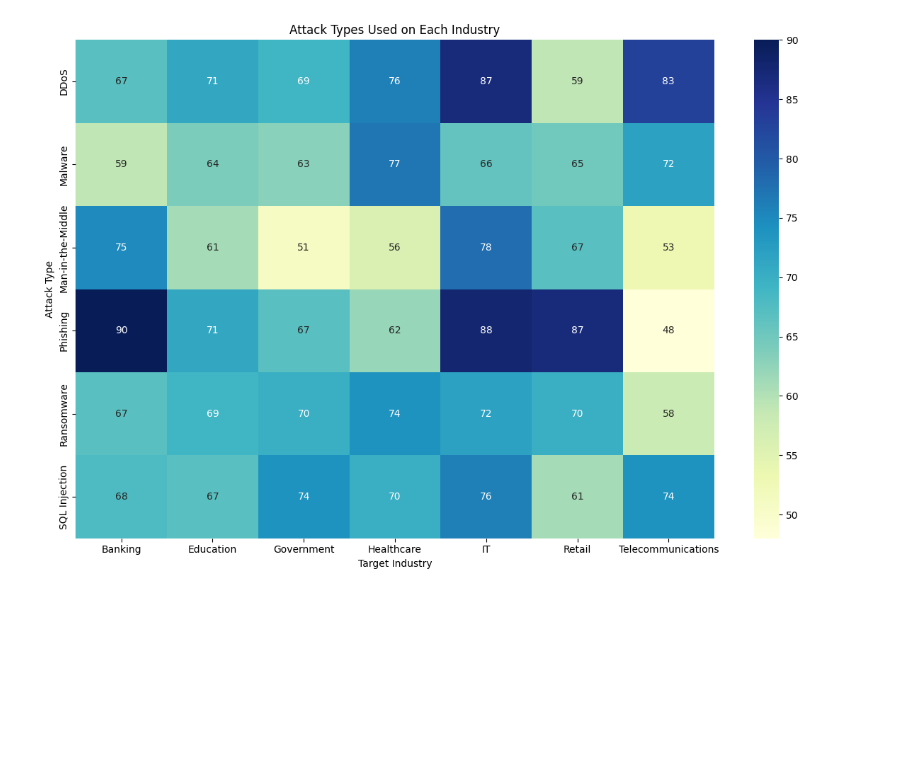
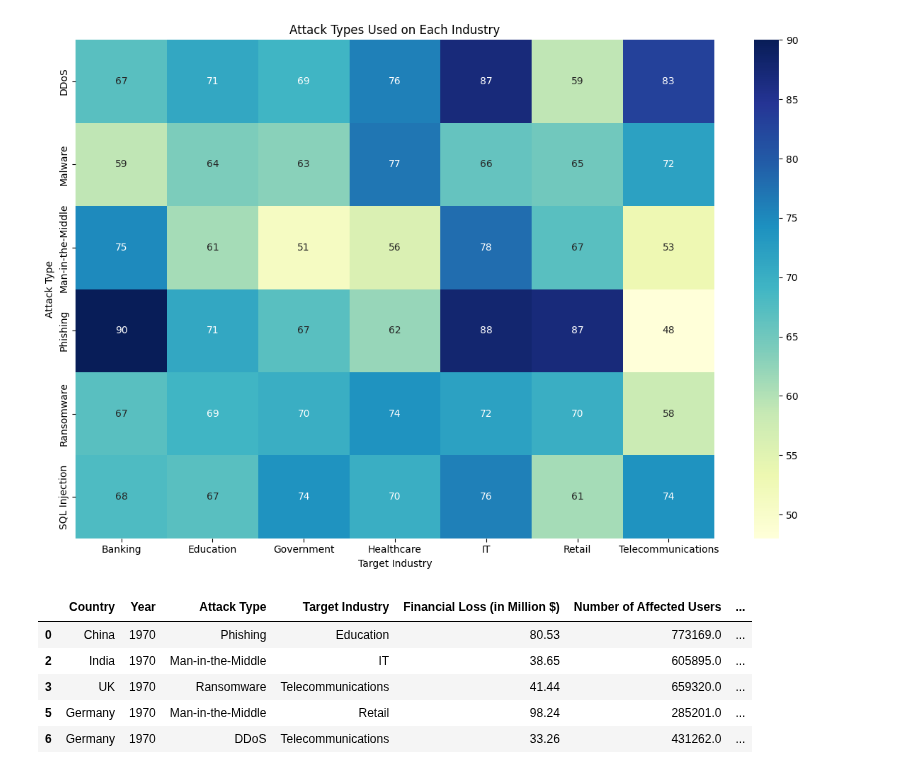
Before and after one commit to immaFrogUwU/Cyber-Security-Threats, a Jupyter notebook: Data_Storytelling_Cyber_Security_Threats.ipynb, the cells around one changed output. Cells and saved outputs as stored; diff of their text form; code cells hidden in the pictures; blank space fills up the shorter version.

```diff
--- a/Data_Storytelling_Cyber_Security_Threats.ipynb
+++ b/Data_Storytelling_Cyber_Security_Threats.ipynb
@@ -267,3 +269,15 @@ plt.tight_layout()
 plt.show()
 # %% [output]
 [figure]
+# %%
+import pandas as pd
+import seaborn as sns
+import matplotlib.pyplot as plt
+cybersec_cleaned.head()
+# %% [output]
+|  | Country | Year | Attack Type | Target Industry | Financial Loss (in Million $) | Number of Affected Users | ... |
+| 0 | China | 1970 | Phishing | Education | 80.53 | 773169.0 | ... |
+| 2 | India | 1970 | Man-in-the-Middle | IT | 38.65 | 605895.0 | ... |
+| 3 | UK | 1970 | Ransomware | Telecommunications | 41.44 | 659320.0 | ... |
+| 5 | Germany | 1970 | Man-in-the-Middle | Retail | 98.24 | 285201.0 | ... |
+| 6 | Germany | 1970 | DDoS | Telecommunications | 33.26 | 431262.0 | ... |
```
Also changed, not shown: parts of 3 cells of this notebook.
